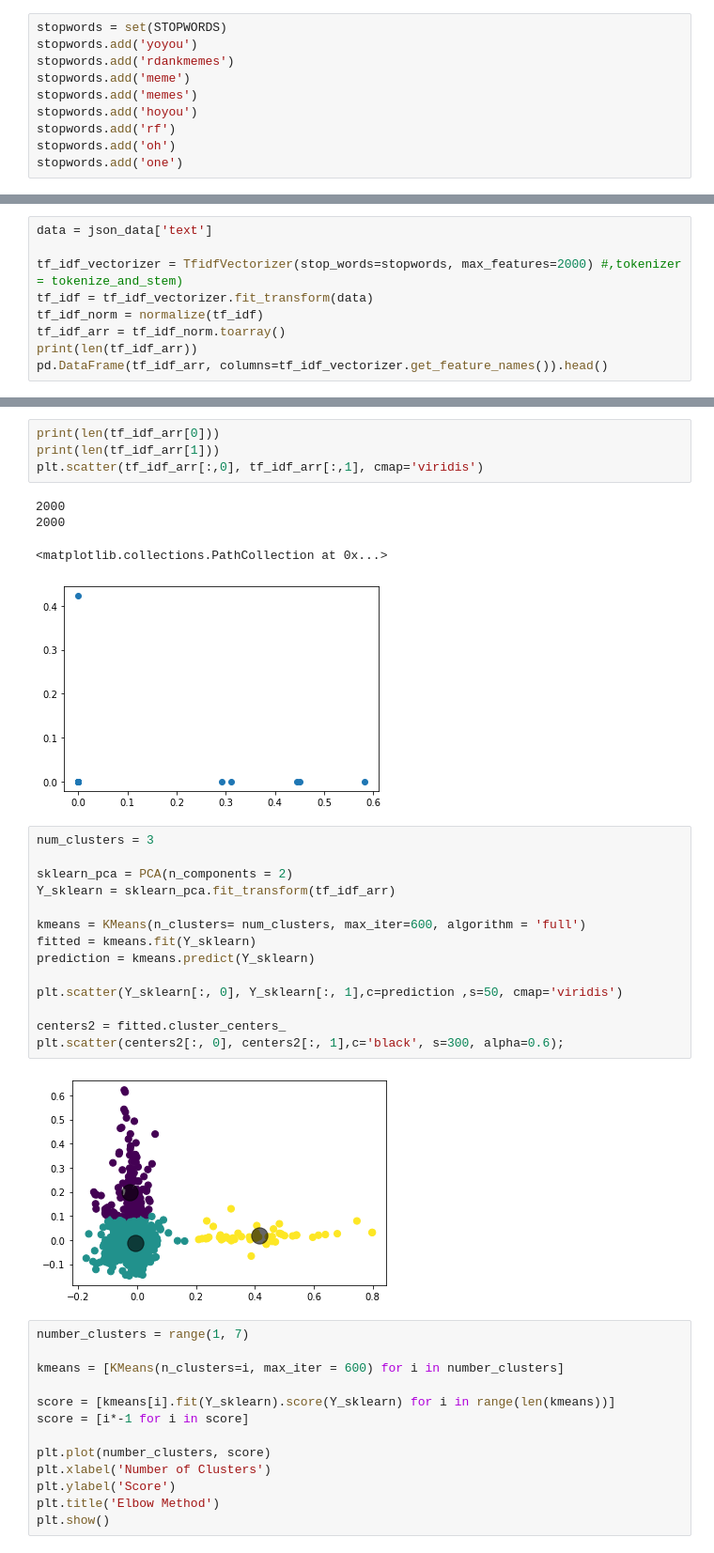
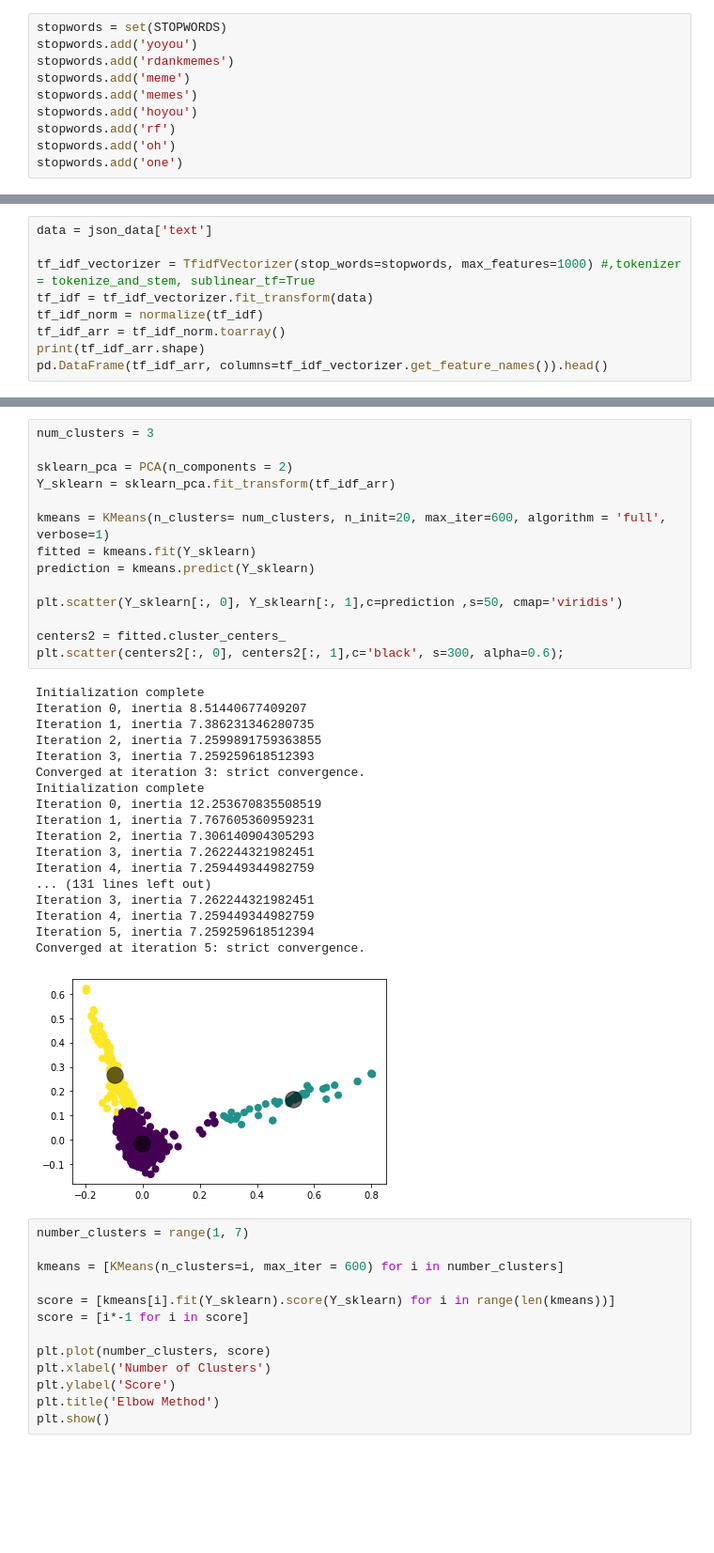
Before and after one commit to skuretski/CourseProject, a Jupyter notebook: KMeans.ipynb, the cells around one changed output, grey strips where cells are left out. Shown: that part at 94% size. Drawn from its saved outputs; the diff is of its cells as text; blank space fills up the shorter version.

```diff
--- a/KMeans.ipynb
+++ b/KMeans.ipynb
@@ -110,10 +111,10 @@ def tokenize_and_stem(text):
 # %%
 data = json_data['text']
 
-tf_idf_vectorizer = TfidfVectorizer(stop_words=stopwords, max_features=2000) #,tokenizer = tokenize_and_stem)
+tf_idf_vectorizer = TfidfVectorizer(stop_words=stopwords, max_features=1000) #,tokenizer = tokenize_and_stem, sublinear_tf=True
 tf_idf = tf_idf_vectorizer.fit_transform(data)
 tf_idf_norm = normalize(tf_idf)
 tf_idf_arr = tf_idf_norm.toarray()
-print(len(tf_idf_arr))
+print(tf_idf_arr.shape)
 pd.DataFrame(tf_idf_arr, columns=tf_idf_vectorizer.get_feature_names()).head()
 # %% [output]
@@ -128,28 +129,36 @@ pd.DataFrame(tf_idf_arr, columns=tf_idf_vectorizer.get_feature_names()).head()
-# %%
-print(len(tf_idf_arr[0]))
-print(len(tf_idf_arr[1]))
-plt.scatter(tf_idf_arr[:,0], tf_idf_arr[:,1], cmap='viridis')
-# %% [output]
-2000
-2000
-<matplotlib.collections.PathCollection at 0x...>
-[figure, removed]
 # %%
 num_clusters = 3
 
 sklearn_pca = PCA(n_components = 2)
 Y_sklearn = sklearn_pca.fit_transform(tf_idf_arr)
 
-kmeans = KMeans(n_clusters= num_clusters, max_iter=600, algorithm = 'full')
+kmeans = KMeans(n_clusters= num_clusters, n_init=20, max_iter=600, algorithm = 'full', verbose=1)
 fitted = kmeans.fit(Y_sklearn)
 prediction = kmeans.predict(Y_sklearn)
 
 plt.scatter(Y_sklearn[:, 0], Y_sklearn[:, 1],c=prediction ,s=50, cmap='viridis')
 
 centers2 = fitted.cluster_centers_
 plt.scatter(centers2[:, 0], centers2[:, 1],c='black', s=300, alpha=0.6);
 # %% [output]
+Initialization complete
+Iteration 0, inertia 8.51440677409207
+Iteration 1, inertia 7.386231346280735
+Iteration 2, inertia 7.2599891759363855
+Iteration 3, inertia 7.259259618512393
+Converged at iteration 3: strict convergence.
+Initialization complete
+Iteration 0, inertia 12.253670835508519
+Iteration 1, inertia 7.767605360959231
+Iteration 2, inertia 7.306140904305293
+Iteration 3, inertia 7.262244321982451
+Iteration 4, inertia 7.259449344982759
+... (131 lines left out)
+Iteration 3, inertia 7.262244321982451
+Iteration 4, inertia 7.259449344982759
+Iteration 5, inertia 7.259259618512394
+Converged at iteration 5: strict convergence.
-[figure, old version]
+[figure, new version]
 # %%
 number_clusters = range(1, 7)
 
```
Also changed, not shown: parts of 9 cells of this notebook, 1 other file.
